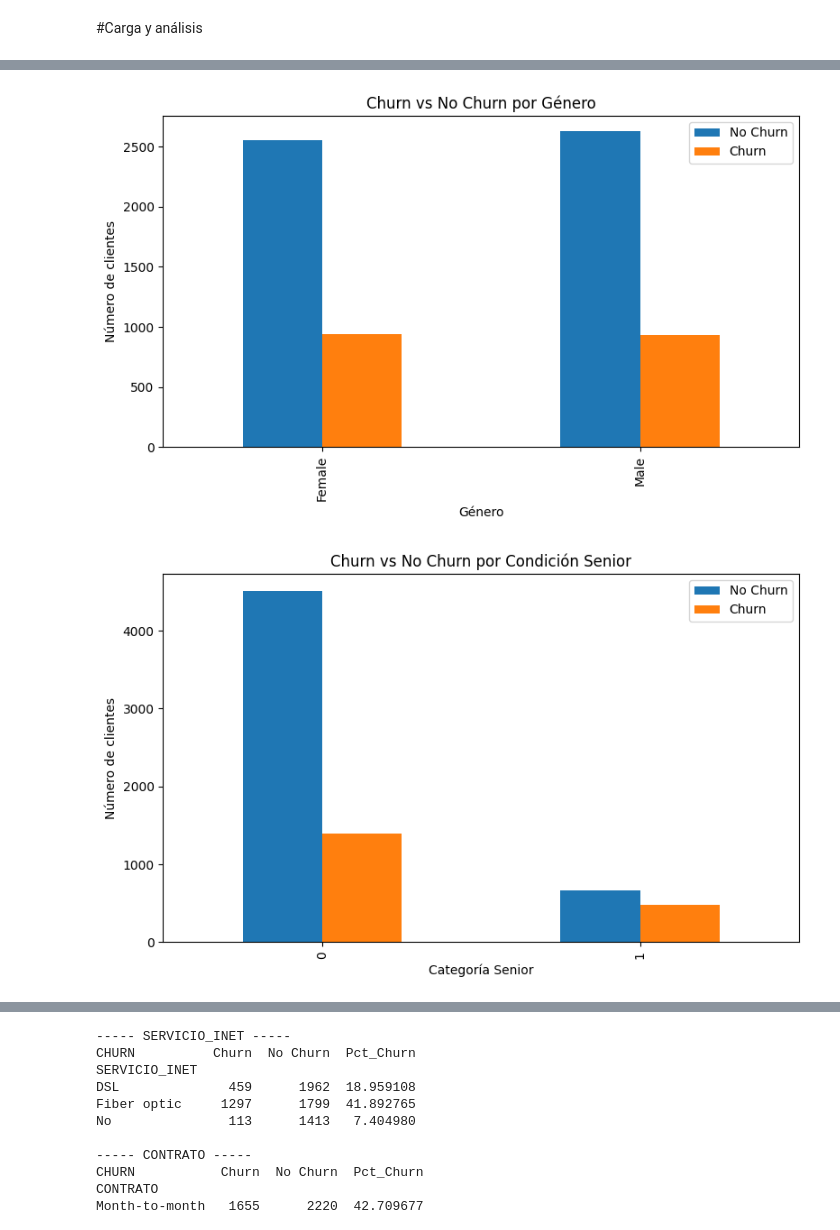
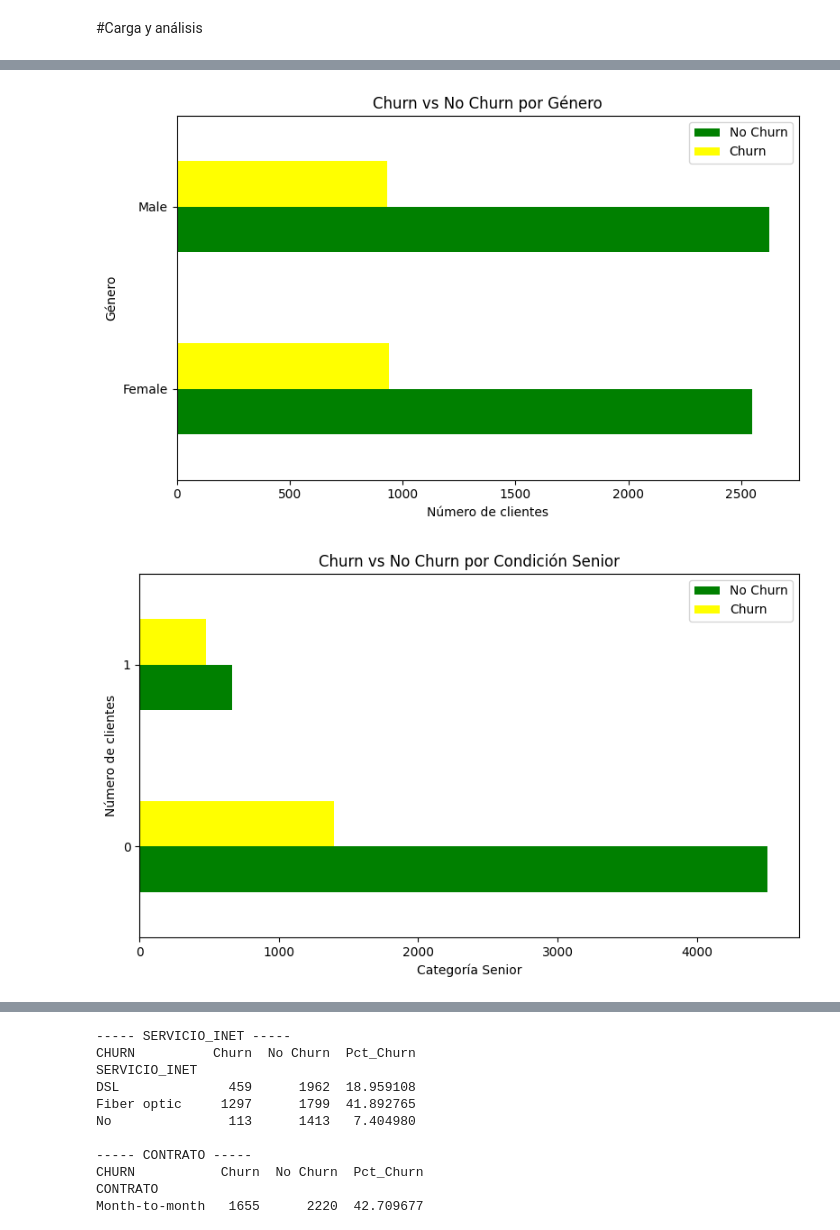
Before and after one commit to carlos24520/Telmex, a Jupyter notebook: challenger.ipynb, the cells around one changed output, grey strips where cells are left out. Drawn from its saved outputs; the diff is of its cells as text; code cells hidden in the pictures.

```diff
--- a/challenger.ipynb
+++ b/challenger.ipynb
@@ -122,23 +221,21 @@ Suma total: 100.00%
 # %%
-import matplotlib.pyplot as plt
-
-#
-
-#  -------- Gráfico por GÉNERO --------
+# -------- Gráfico por GÉNERO --------
 gender_counts = df_clean.groupby(['GENERO_CLIENTE', 'CHURN']).size().unstack(fill_value=0)
-gender_counts.plot(kind='bar', figsize=(8, 5))
+gender_counts.plot(kind='barh', figsize=(8, 5), color=['green', 'yellow'])
 plt.title('Churn vs No Churn por Género')
-plt.xlabel('Género')
-plt.ylabel('Número de clientes')
+plt.xlabel('Número de clientes')  # Corregido para que tenga sentido con el eje X
+plt.ylabel('Género')
 plt.legend(['No Churn', 'Churn'])
 plt.tight_layout()
 plt.show()
 # %% [output]
-[figure, old version]
+[figure, new version]
 # %%
-#  -------- Gráfico por SENIORIDAD --------
-senior_counts = df_clean.groupby(['CLIENTE_SENIOR', 'CHURN']).size().unstack(fill_value=0)
-senior_counts.plot(kind='bar', figsize=(8, 5))
+senior_counts.plot(
+    kind='barh',
+    figsize=(8, 5),
+    color=['green', 'yellow']
+)
 plt.title('Churn vs No Churn por Condición Senior')
 plt.xlabel('Categoría Senior')
 plt.ylabel('Número de clientes')
@@ -146,4 +243,4 @@ plt.legend(['No Churn', 'Churn'])
 plt.tight_layout()
 plt.show()
 # %% [output]
-[figure, old version]
+[figure, new version]
```
Also changed, not shown: parts of 35 cells of this notebook.
